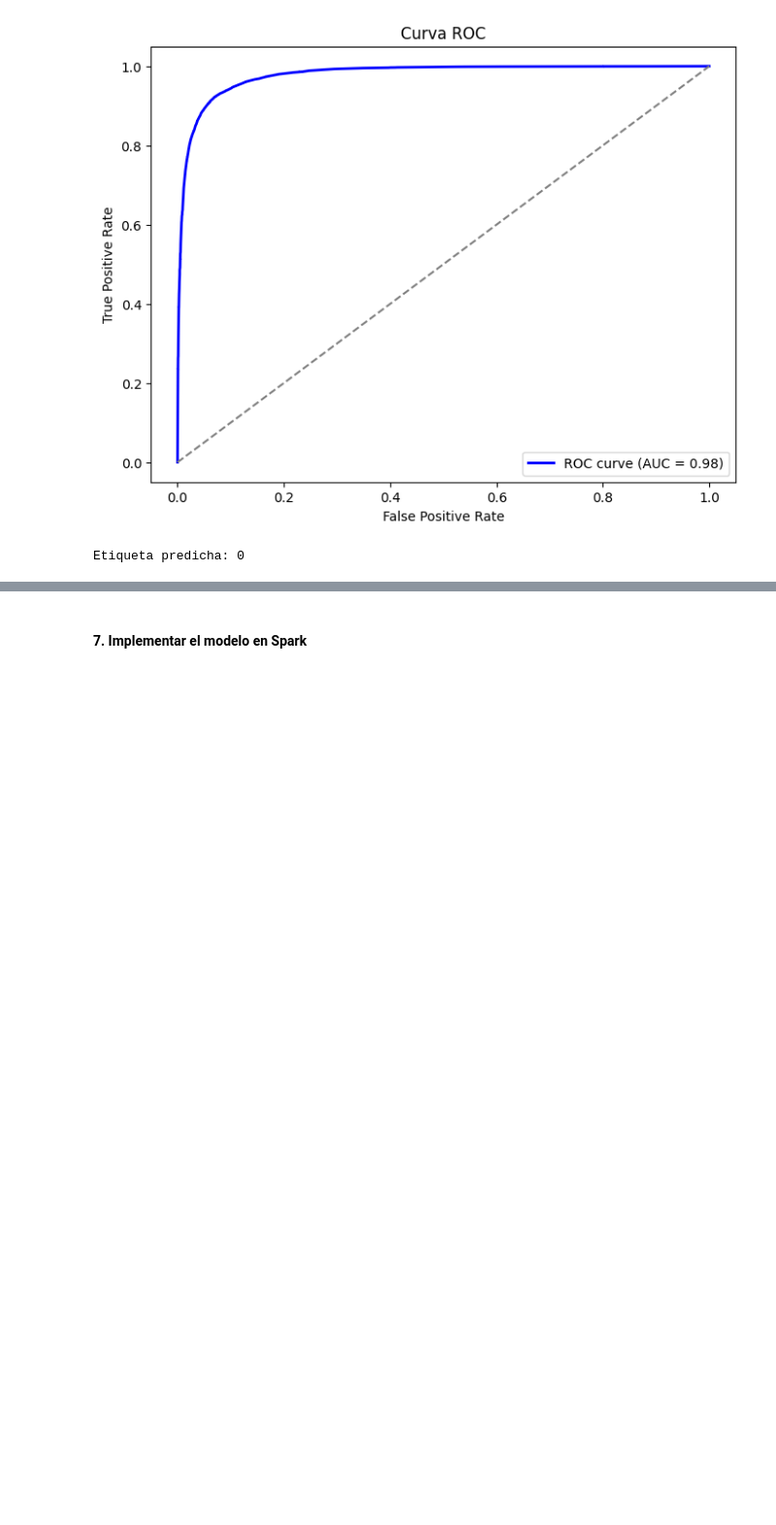
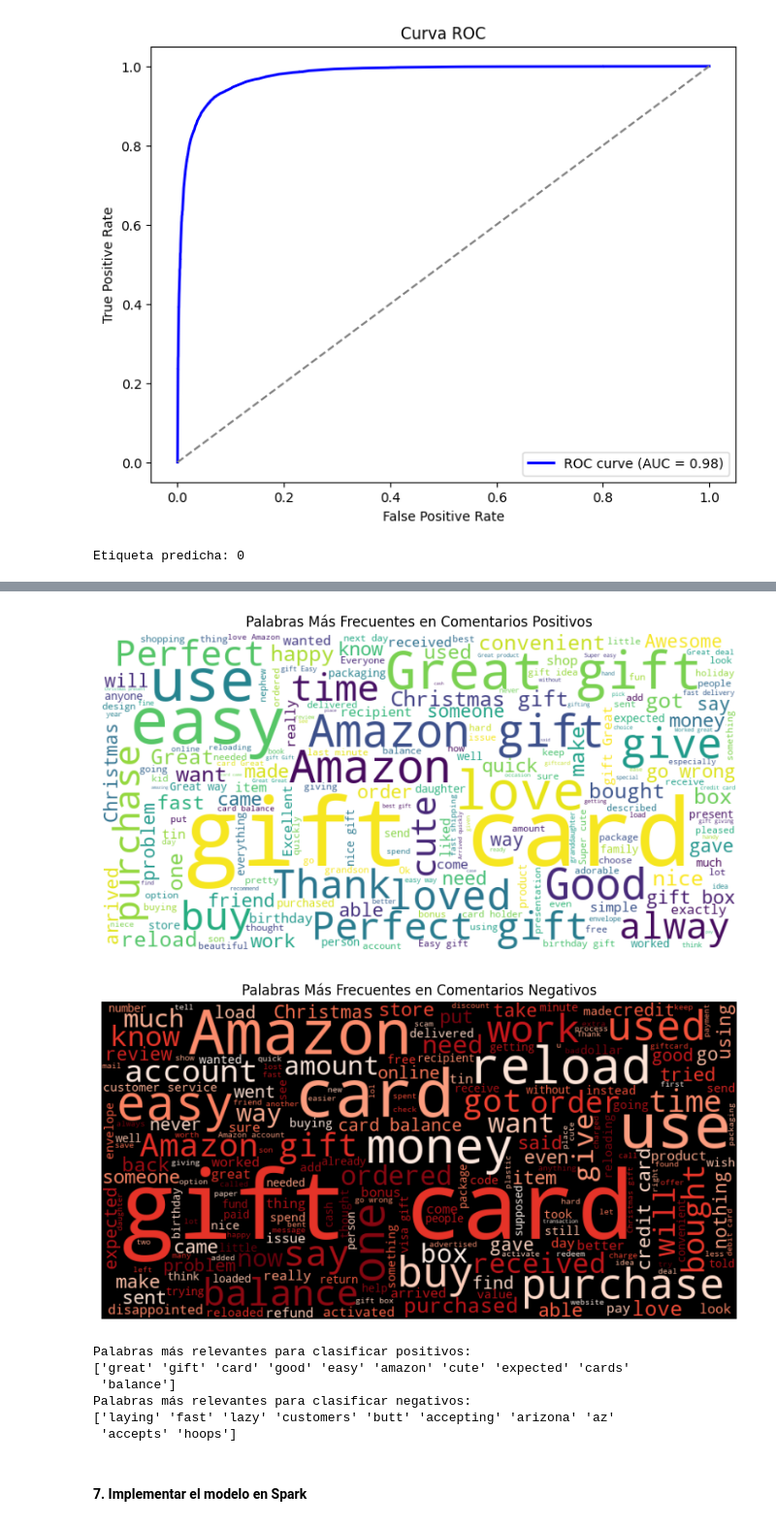
Before and after one commit to JoseChachi/amazon-recommender-system, a Jupyter notebook: notebook.ipynb, the cells around one changed output, grey strips where cells are left out. Shown at 97% size. Saved outputs shown, nothing was run; the diff lists cells and outputs as text; code cells hidden in the pictures; blank space fills up the shorter version.

```diff
--- a/notebook.ipynb
+++ b/notebook.ipynb
@@ -652,3 +733,48 @@ Etiqueta predicha: 0
+# %%
+from wordcloud import WordCloud
+
+# Dividir en clases
+positive_reviews = df[df['label'] == 1]['text']
+negative_reviews = df[df['label'] == 0]['text']
+
+# Crear nubes de palabras
+positive_text = " ".join(positive_reviews)
+negative_text = " ".join(negative_reviews)
+
+# Nube de palabras para positivos
+wc_positive = WordCloud(width=800, height=400, background_color="white").generate(positive_text)
+plt.figure(figsize=(10, 5))
+plt.imshow(wc_positive, interpolation="bilinear")
+plt.axis("off")
+plt.title("Palabras Más Frecuentes en Comentarios Positivos")
+plt.show()
+
+# Nube de palabras para negativos
+wc_negative = WordCloud(width=800, height=400, background_color="black", colormap="Reds").generate(negative_text)
+plt.figure(figsize=(10, 5))
+plt.imshow(wc_negative, interpolation="bilinear")
+plt.axis("off")
+plt.title("Palabras Más Frecuentes en Comentarios Negativos")
+plt.show()
+# %% [output]
+[figure, added]
+[figure, added]
+# %%
+positive_contributions = np.argsort(importances[-len(features):-len(features)//2])[::-1][:10]
+negative_contributions = np.argsort(importances[-len(features)//2:])[::-1][:10]
+
+print("Palabras más relevantes para clasificar positivos:")
+print(np.array(features)[positive_contributions])
+
+print("Palabras más relevantes para clasificar negativos:")
+print(np.array(features)[negative_contributions])
+# %% [output]
+Palabras más relevantes para clasificar positivos:
+['great' 'gift' 'card' 'good' 'easy' 'amazon' 'cute' 'expected' 'cards'
+ 'balance']
+Palabras más relevantes para clasificar negativos:
+['laying' 'fast' 'lazy' 'customers' 'butt' 'accepting' 'arizona' 'az'
+ 'accepts' 'hoops']
 # %% [markdown]
 #### 7. Implementar el modelo en Spark
 # %%
```
Also changed, not shown: parts of 4 cells of this notebook.
